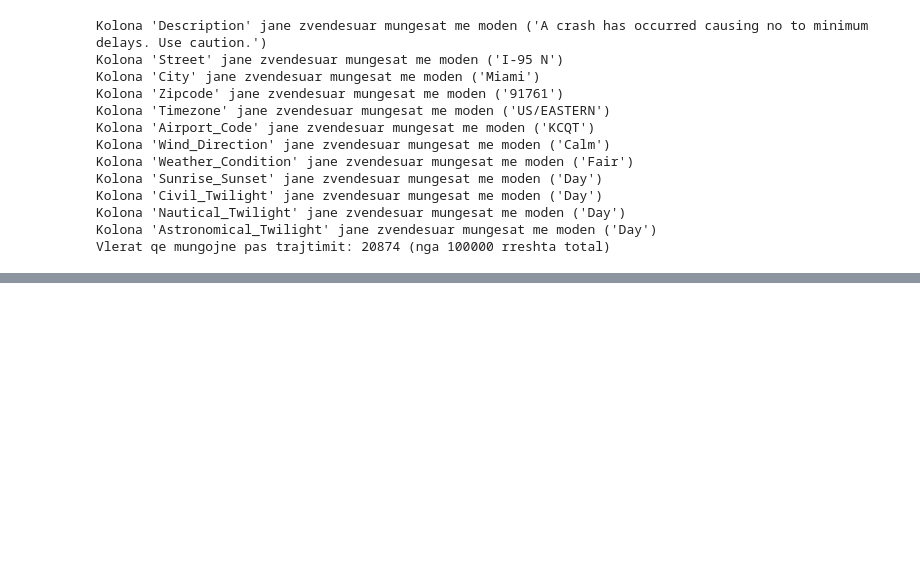
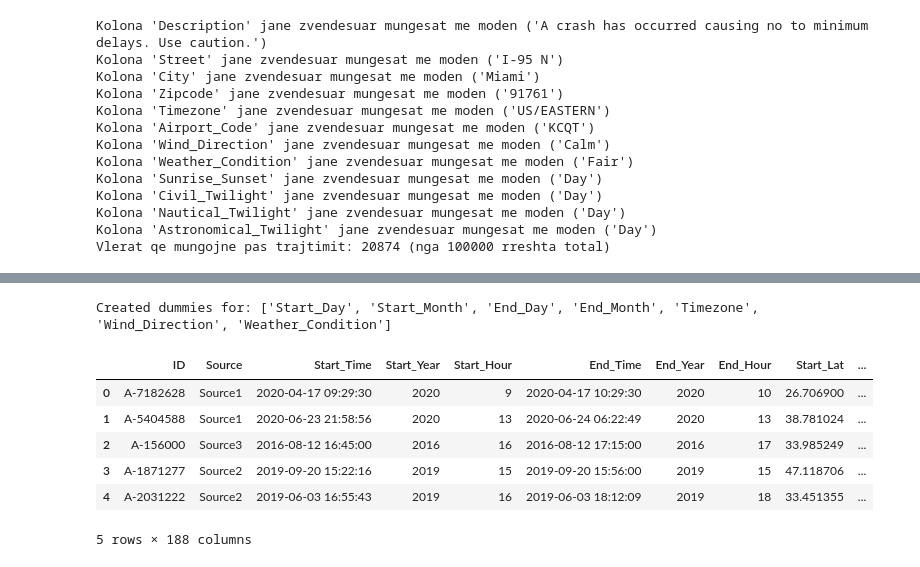
Before and after one commit to DiellzaPervetica/PVDSH_Gr15_2025, a Jupyter notebook: main.ipynb, the cells around one changed output, grey strips where cells are left out. Saved outputs shown, nothing was run; the diff lists cells and outputs as text; code cells hidden in the pictures; blank space fills up the shorter version.

```diff
--- a/main.ipynb
+++ b/main.ipynb
@@ -672,0 +871,4 @@ df_disc.head(3).filter(like='_Binned')
+# %%
+df_merged["Severity_binary"] = (df_merged["Severity"] >= 3).astype(int) # nese severtiy > 3 (high) vendosim 1
+
+df_merged["Severity_binary"].value_counts()
@@ -672,0 +880,13 @@ df_disc.head(3).filter(like='_Binned')
+# %%
+#Kolonat qe kane shume vlera unike i largojme sepse na ngadalsojne duke shtuar shume kolona
+
+cols_to_drop = [
+    "Street",
+    "City",
+    "Zipcode",
+    "Airport_Code",
+    "Description"
+]
+
+df_merged = df_merged.drop(columns=cols_to_drop, errors="ignore")
+df_merged.head()
@@ -672,0 +901,10 @@ df_disc.head(3).filter(like='_Binned')
+# %%
+cat_cols = [
+    "Start_Day", "Start_Month",
+    "End_Day", "End_Month",
+    "Timezone",
+    "Wind_Direction",
+    "Weather_Condition"
+]
+
+df_merged[cat_cols].head()
@@ -672,0 +918,25 @@ df_disc.head(3).filter(like='_Binned')
+# %%
+available_cat_cols = [c for c in cat_cols if c in df_merged.columns]
+missing_cat_cols = [c for c in cat_cols if c not in df_merged.columns]
+
+if missing_cat_cols:
+    print("Skipping missing categorical columns:", missing_cat_cols)
+
+if available_cat_cols:
+    df_merged = pd.get_dummies(df_merged, columns=available_cat_cols, drop_first=True)
+    print("Created dummies for:", available_cat_cols)
+else:
+    print("No categorical columns available for get_dummies; nothing changed.")
+# %% [output]
+Created dummies for: ['Start_Day', 'Start_Month', 'End_Day', 'End_Month', 'Timezone', 'Wind_Direction', 'Weather_Condition']
+# %%
+df_merged = df_merged.drop(columns=["Severity"], errors="ignore") #Kolona origjinale pershkak se tani e kemi te binarizuar
+df_merged.head()
+# %% [output]
+|  | ID | Source | Start_Time | Start_Year | Start_Hour | End_Time | End_Year | End_Hour | Start_Lat | ... |
+| 0 | A-7182628 | Source1 | 2020-04-17 09:29:30 | 2020 | 9 | 2020-04-17 10:29:30 | 2020 | 10 | 26.706900 | ... |
+| 1 | A-5404588 | Source1 | 2020-06-23 21:58:56 | 2020 | 13 | 2020-06-24 06:22:49 | 2020 | 13 | 38.781024 | ... |
+| 2 | A-156000 | Source3 | 2016-08-12 16:45:00 | 2016 | 16 | 2016-08-12 17:15:00 | 2016 | 17 | 33.985249 | ... |
+| 3 | A-1871277 | Source2 | 2019-09-20 15:22:16 | 2019 | 15 | 2019-09-20 15:56:00 | 2019 | 15 | 47.118706 | ... |
+| 4 | A-2031222 | Source2 | 2019-06-03 16:55:43 | 2019 | 16 | 2019-06-03 18:12:09 | 2019 | 18 | 33.451355 | ... |
+5 rows × 188 columns
```
Also changed, not shown: parts of 26 cells of this notebook, 2 other files.
